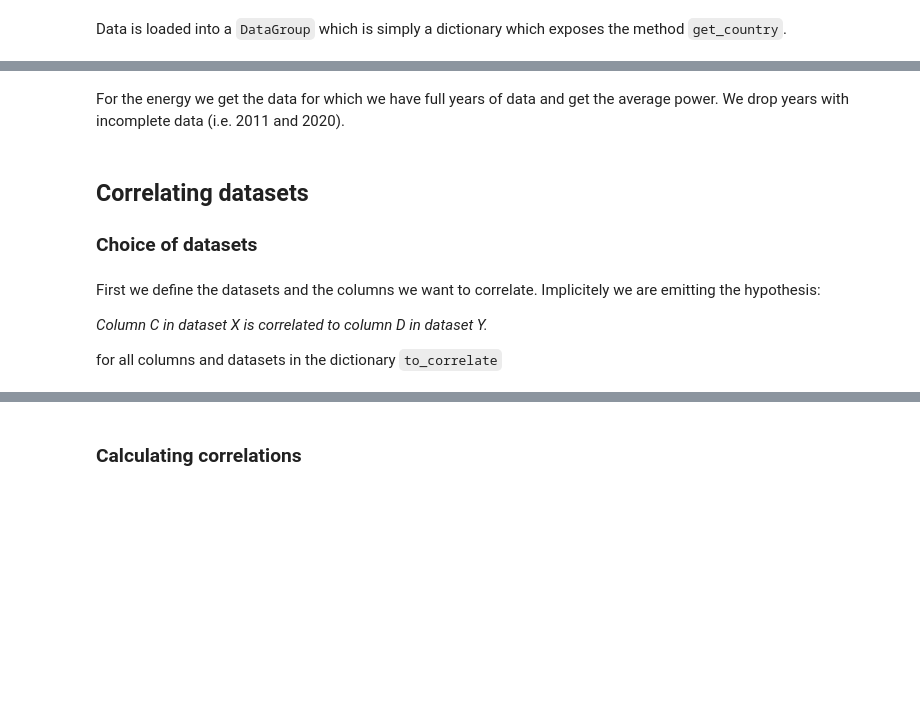
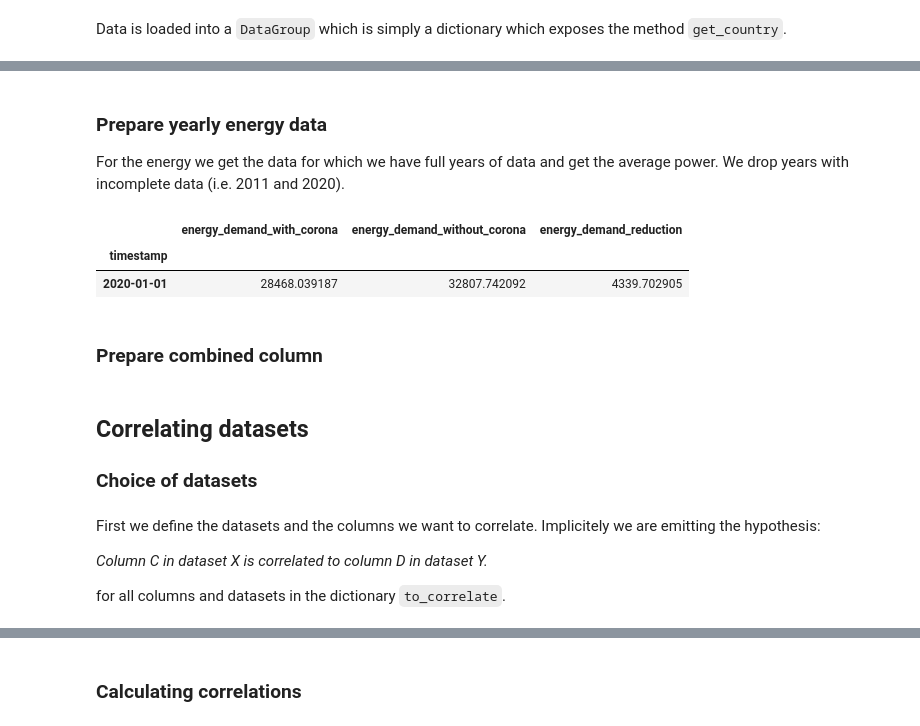
Before and after one commit to BristolFluFighters/BristolFluFighters_NERCHackathonTwo_Recovery, a Jupyter notebook: correlate.ipynb, the cells around one changed output, grey strips where cells are left out. Saved outputs shown, nothing was run; the diff lists cells and outputs as text; code cells hidden in the pictures; blank space fills up the shorter version.

```diff
--- a/correlate.ipynb
+++ b/correlate.ipynb
@@ -29,4 +36,6 @@ d_uk = data_sets.get_country(country)
 # %% [markdown]
+### Prepare yearly energy data
+
 For the energy we get the data for which we have full years of data and get the average power. We drop years with incomplete data (i.e. 2011  and 2020).
 # %%
 grouped_energy = d_uk['uk_energy_daily'].groupby(pd.Grouper(freq='1Y'))
@@ -35,0 +49,8 @@ d_uk['uk_energy_yearly'].set_index(pd.to_datetime(d_uk['uk_energy_yearly'].index
+# %%
+d_uk['uk_energy_demand_reduction_yearly'].head()
+# %% [output]
+|  | energy_demand_with_corona | energy_demand_without_corona | energy_demand_reduction |
+| timestamp |  |  |  |
+| 2020-01-01 | 28468.039187 | 32807.742092 | 4339.702905 |
+# %% [markdown]
+### Prepare combined column
@@ -42,4 +66,4 @@ First we define the datasets and the columns we want to correlate. Implicitely w
 
 *Column C in dataset X is correlated to column D in dataset Y.*
 
-for all columns and datasets in the dictionary `to_correlate`
+for all columns and datasets in the dictionary `to_correlate`.
```
Also changed, not shown: parts of 31 cells of this notebook, 1 other file.
